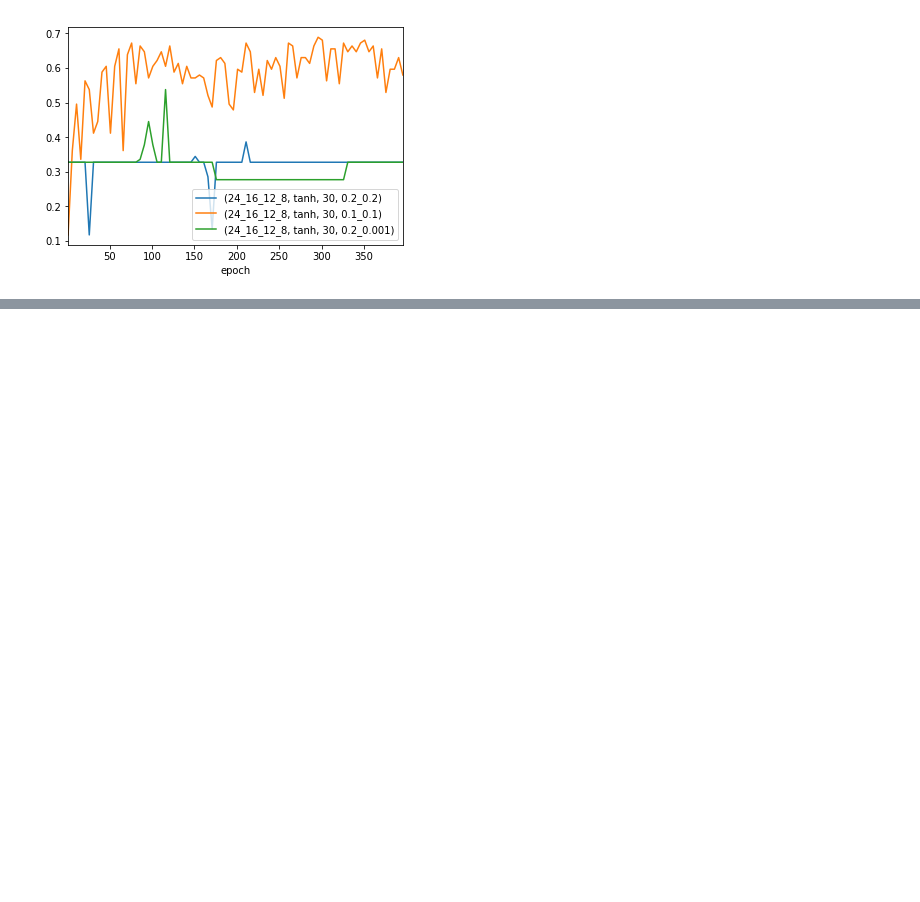
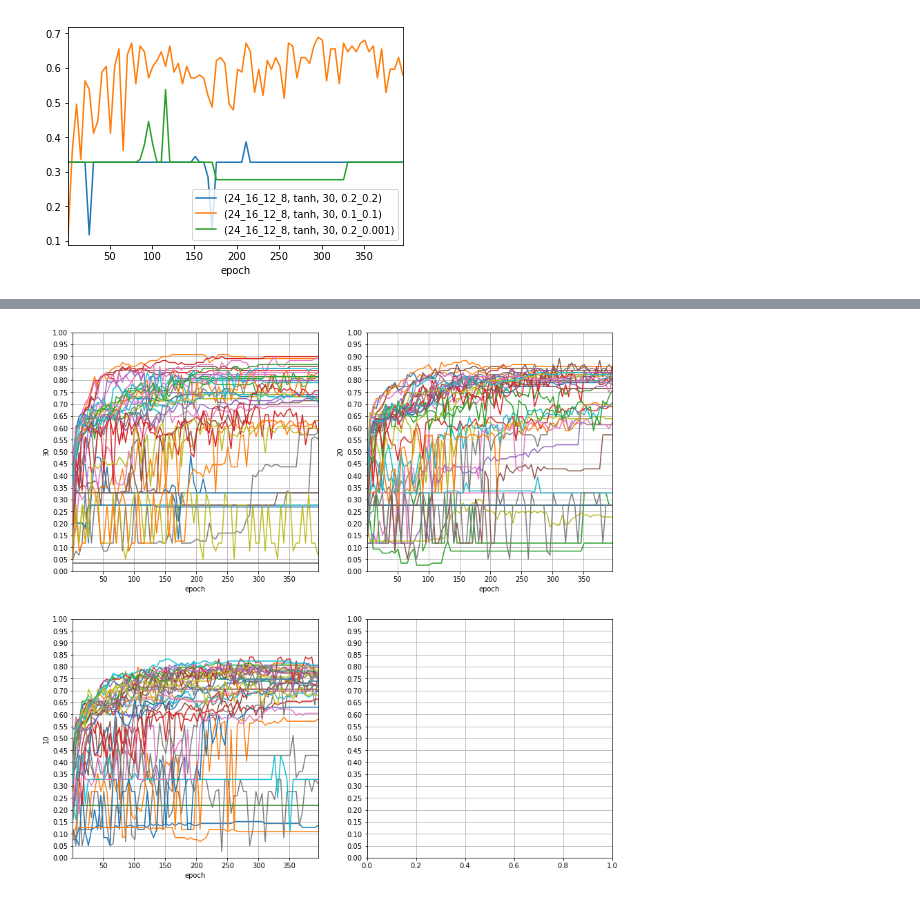
Before and after one commit to matbur/inz-doc, a Jupyter notebook: parse-tests.ipynb, the cells around one changed output, grey strips where cells are left out. Saved outputs shown, nothing was run; the diff lists cells and outputs as text; code cells hidden in the pictures; blank space fills up the shorter version.

```diff
--- a/parse-tests.ipynb
+++ b/parse-tests.ipynb
@@ -402,0 +492,59 @@ Index(['test_accuracy', 'test_loss'], dtype='object')
+# %%
+l = []
+fig, ax = plt.subplots(2, 2, figsize=(14, 14))
+
+for k, v in data['testing'].items():
+    if (0
+#         or k.shape not in ['24_16_12_8']
+#         or k.activation not in ['tanh']
+        or k.features not in ['30']
+#         or k.learning_rate not in ['0.2_0.2', '0.2_0.001', '0.1_0.1']
+#         or v['test_accuracy'].iloc[-1] > .8
+#         or v['test_accuracy'].max() > .3
+       ):
+        continue
+    v['test_accuracy'].iloc[::5].plot(label=k, ax=ax[0, 0])
+for k, v in data['testing'].items():
+    if (0
+#         or k.shape not in ['16_12_8']
+#         or k.activation not in ['sigmoid']
+        or k.features not in ['20']
+#         or k.learning_rate not in ['0.2_0.2', '0.2_0.001', '0.1_0.1']
+#         or v['test_accuracy'].iloc[-1] > .8
+#         or v['test_accuracy'].max() > .3
+       ):
+        continue
+    v['test_accuracy'].iloc[::5].plot(label=k, ax=ax[0, 1])
+for k, v in data['testing'].items():
+    if (0
+#         or k.shape not in ['16_8']
+#         or k.activation not in ['tanh']
+        or k.features not in ['10']
+#         or k.learning_rate not in ['0.2_0.2', '0.2_0.001', '0.1_0.1']
+#         or v['test_accuracy'].iloc[-1] > .8
+#         or v['test_accuracy'].max() > .3
+       ):
+        continue
+    v['test_accuracy'].iloc[::5].plot(label=k, ax=ax[1, 0])
+for k, v in data['testing'].items():
+    if (0
+#         or k.shape not in ['8']
+#         or k.activation not in ['sigmoid']
+        or k.features not in []
+#         or k.learning_rate not in ['0.2_0.2', '0.2_0.001', '0.1_0.1']
+#         or v['test_accuracy'].iloc[-1] > .8
+#         or v['test_accuracy'].max() > .3
+       ):
+        continue
+    v['test_accuracy'].iloc[::5].plot(label=k, ax=ax[1, 1])
+ax[0,0].set_ylabel('30')
+ax[0,1].set_ylabel('20')
+ax[1,0].set_ylabel('10')
+ax[1,1].set_ylabel('')
+
+for i in [(0,0), (0,1), (1,0), (1,1)]:
+    ax[i].set_ylim([0,1])
+    ax[i].grid()
+    ax[i].set_yticks(np.linspace(0, 1, 21))
+# %% [output]
+[figure, added]
```
Also changed, not shown: parts of 7 cells of this notebook, 2 other files.
